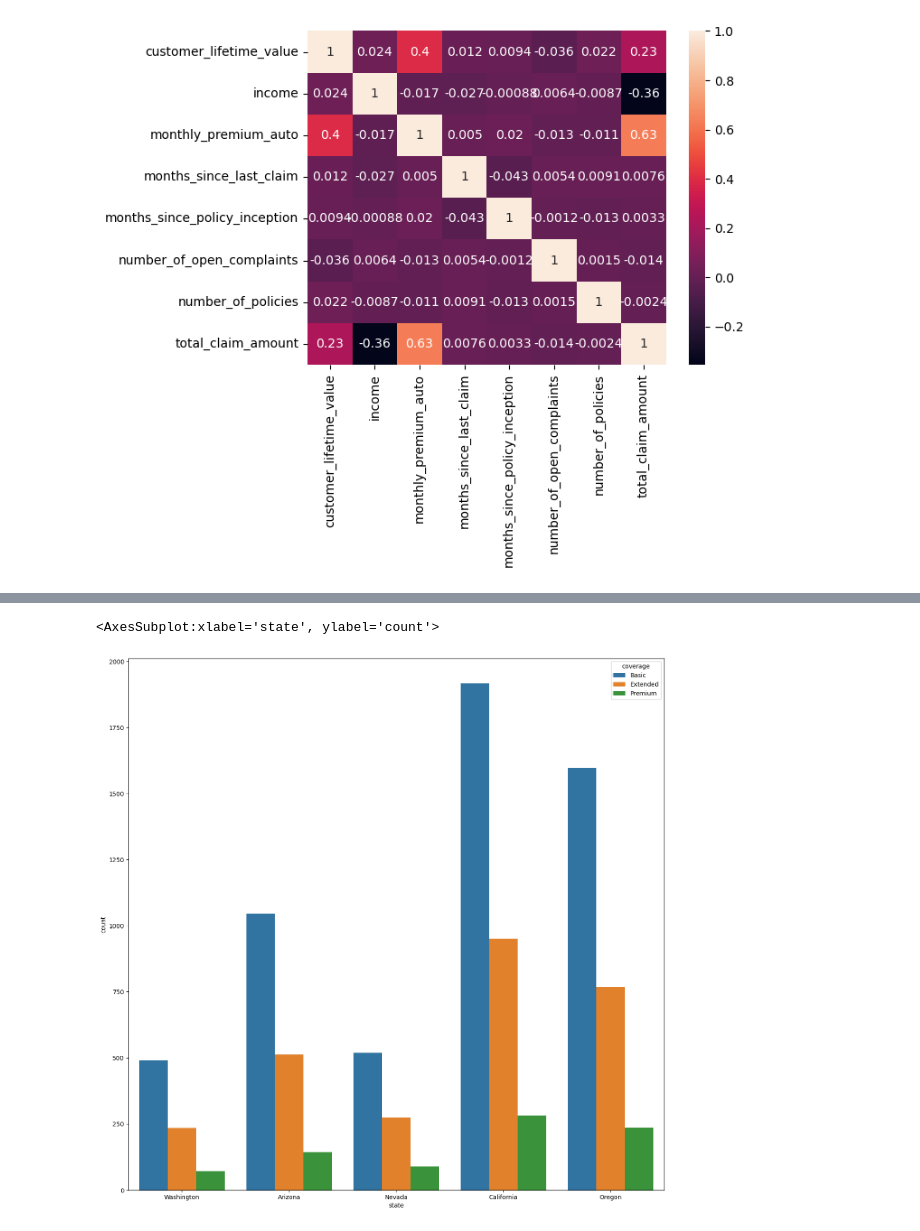
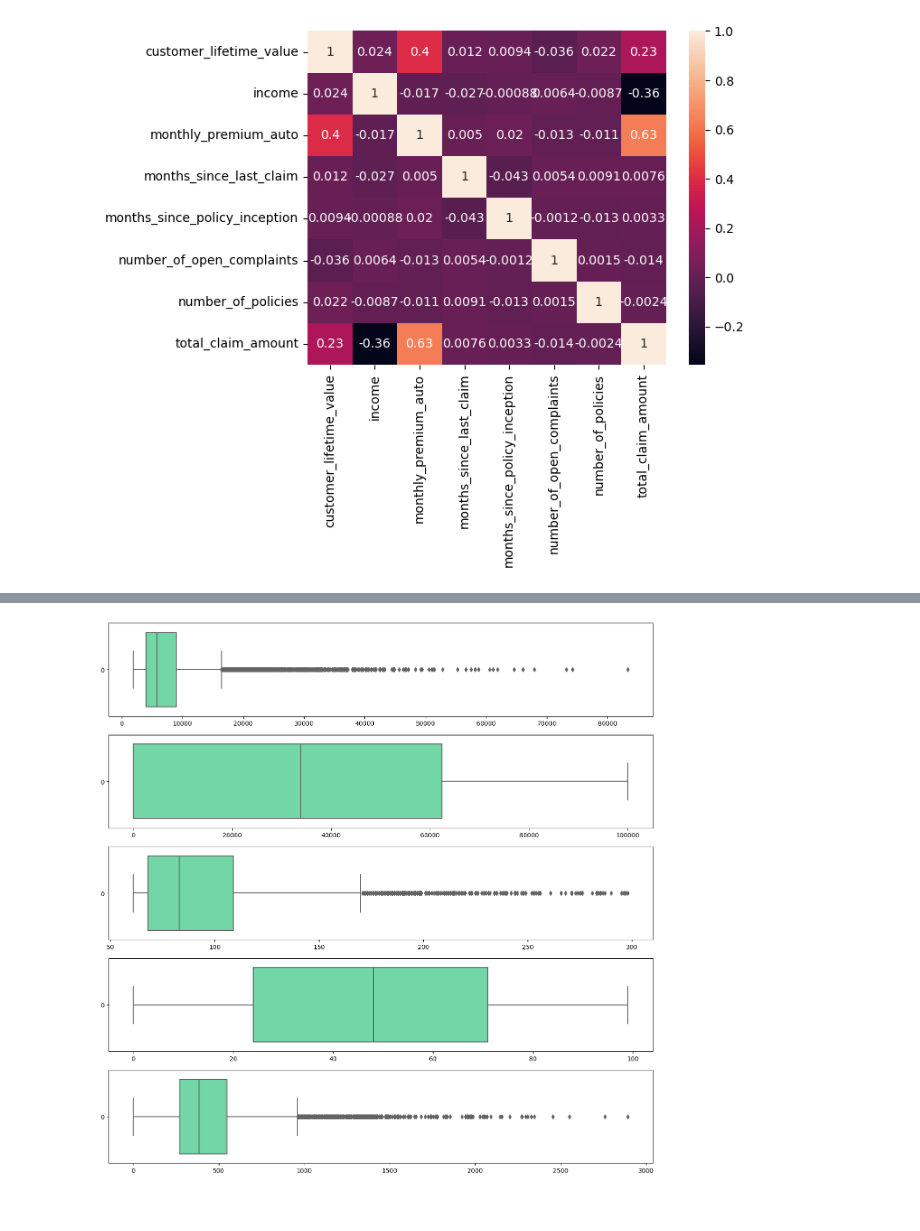
Before and after one commit to aparnamuratkar/lab-cleaning-numerical-data, a Jupyter notebook: files_for_lab/lab-cleaning-numerical-data.ipynb, the cells around one changed output, grey strips where cells are left out. Cells and saved outputs as stored; diff of their text form; code cells hidden in the pictures.

```diff
--- a/files_for_lab/lab-cleaning-numerical-data.ipynb
+++ b/files_for_lab/lab-cleaning-numerical-data.ipynb
@@ -102 +130,8 @@ dtype: float64
+# %%
+def df_by_category(df):
+    numerical_df = df.select_dtypes(np.number)
+    categorical_df = df.select_dtypes(object)
+    return categorical_df, numerical_df
+
+categorical_df,numerical_df=df_by_category(customer_df)
 # %%
@@ -139,0 +198,19 @@ plt.show()
+# %%
+
+def numerical_type(df):
+
+    col_name_dis=[]
+    col_name_con=[]
+    for col in df:
+        if df[col].nunique() > 36:
+            col_name_con.append(col)
+        else:
+            col_name_dis.append(col)
+    discrete_df = df.loc[:,col_name_dis]
+    continuous_df = df.loc[:,col_name_con]
+    return discrete_df, continuous_df
+
+
+discrete_df, continuous_df = numerical_type(numerical_df)
+
+continuous_df
@@ -193,3 +296,13 @@ sns.countplot('coverage', hue='gender', data=customer_df)
 # %%
-plt.figure(figsize=(16,16))
-sns.countplot('policy_type', hue='coverage', data=customer_df)
+def boxplot_plt(df):
+
+    col_names = list(df.select_dtypes(np.number))
+    plt_size = len(col_names)
+    n = 0
+
+    fig, ax = plt.subplots(plt_size,1, figsize=(16,16))
+
+    for i in col_names:
+        sns.boxplot(data = df[i], orient = 'h', ax = ax[n], color='#63e6a8')
+        n += 1
+    plt.show()
@@ -199,6 +309,4 @@ sns.countplot('policy_type', hue='coverage', data=customer_df)
 # %%
-plt.figure(figsize=(16,16))
-sns.countplot('state', hue='coverage', data=customer_df)
+boxplot_plt(continuous_df)
 # %% [output]
-<AxesSubplot:xlabel='state', ylabel='count'>
-[figure, old version]
+[figure, new version]
```
Also changed, not shown: parts of 33 cells of this notebook.
